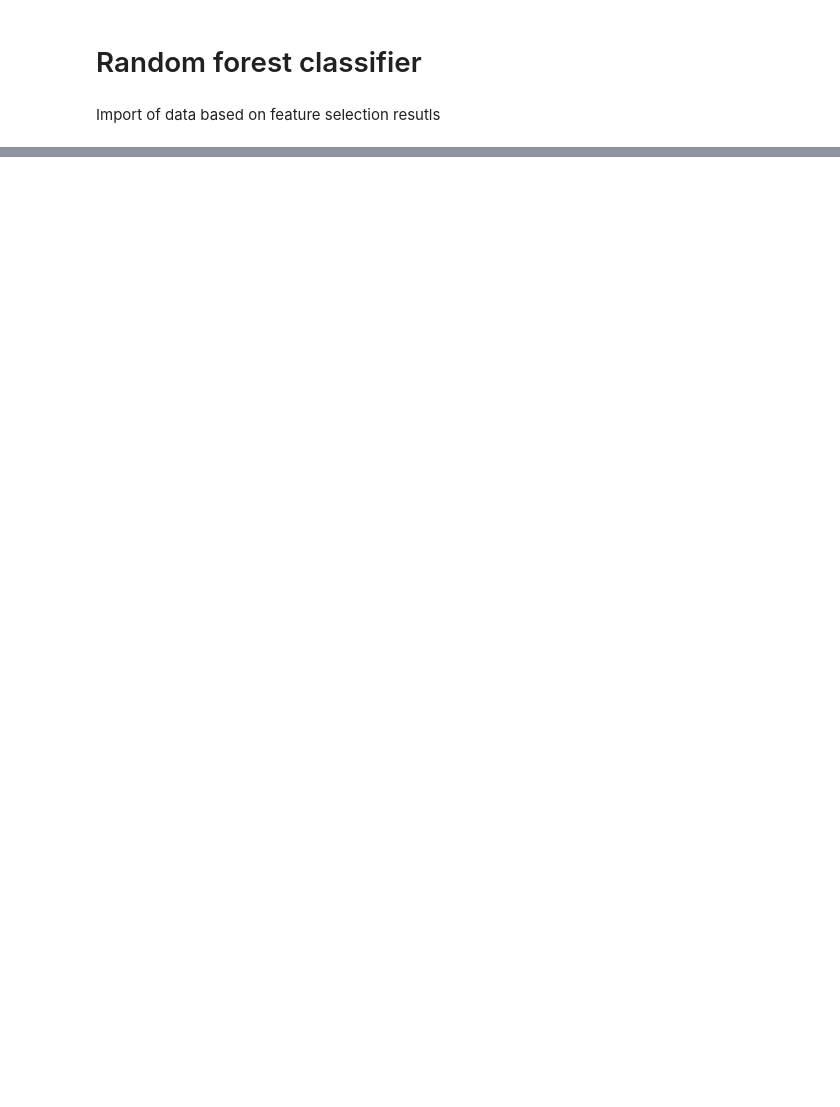
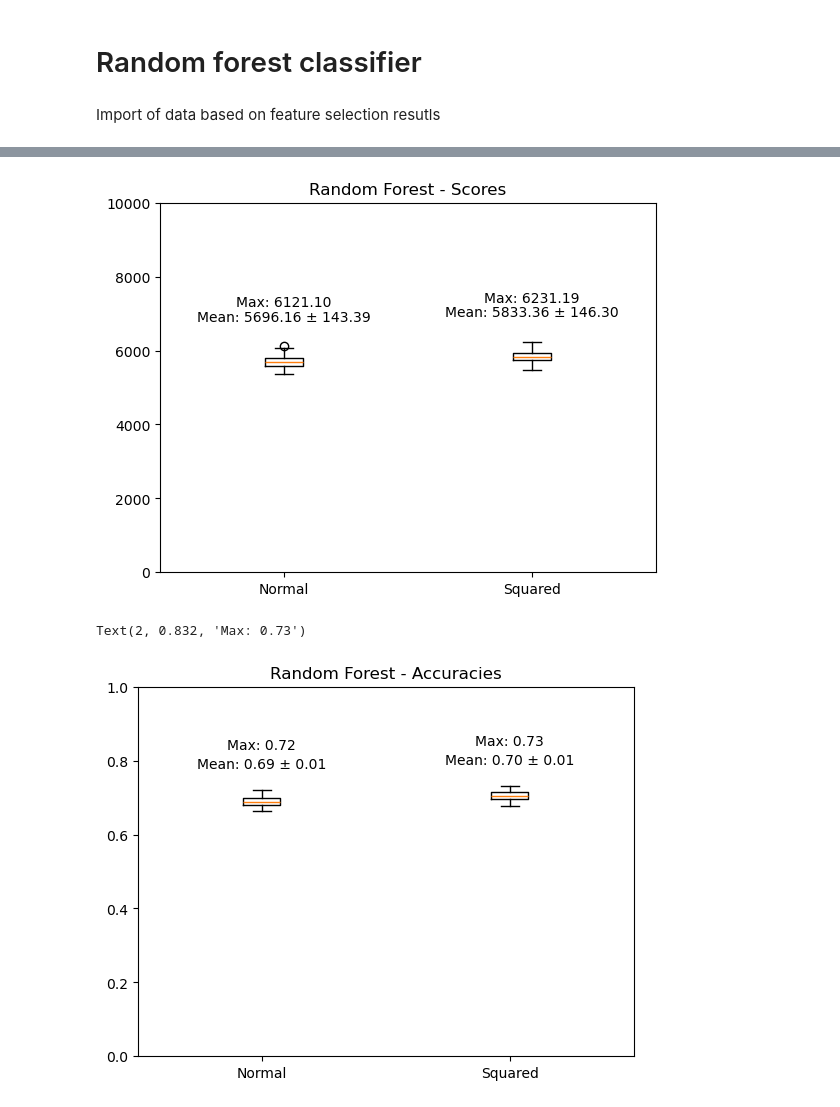
Before and after one commit to KarinaTiurina/aml_projects, a Jupyter notebook: Project2/models/RandomForestClassifier.ipynb, the cells around one changed output, grey strips where cells are left out. Cells and saved outputs as stored; diff of their text form; code cells hidden in the pictures; blank space fills up the shorter version.

Commit message:
Update most imporant models

```diff
--- a/Project2/models/RandomForestClassifier.ipynb
+++ b/Project2/models/RandomForestClassifier.ipynb
@@ -92,0 +81,15 @@ add_value_labels(axs[1], rects2)
+# %%
+from aml_projects.Project2.models.utils import run_experiment, generate_feature_interactions_quadratic
+
+squared_results = run_experiment(
+    'forest_results/',
+    'squared',
+    apply_optimized_forest,
+    X,
+    y,
+    selected_features,
+    generate_feature_interactions=generate_feature_interactions_quadratic,
+    iterations=100
+)
+
+squared_results
@@ -92,0 +114,33 @@ add_value_labels(axs[1], rects2)
+# %%
+# Boxplot of the results
+
+scores_normal, scores_squared = list(map(lambda x: x.score, normal_results)), list(map(lambda x: x.score, squared_results))
+accuracies_normal, accuracies_squared = list(map(lambda x: x.accuracy, normal_results)), list(map(lambda x: x.accuracy, squared_results))
+
+plt.boxplot([scores_normal, scores_squared])
+plt.xticks([1, 2], ['Normal', 'Squared'])
+plt.ylim(0, 10000)
+plt.title('Random Forest - Scores')
+
+# Mean and max scores on plot
+plt.text(1, np.max(scores_normal) + 600, f'Mean: {np.mean(scores_normal):.2f} ± {np.std(scores_normal):.2f}', ha='center', va='bottom')
+plt.text(2, np.max(scores_squared) + 600, f'Mean: {np.mean(scores_squared):.2f} ± {np.std(scores_squared):.2f}', ha='center', va='bottom')
+plt.text(1, np.max(scores_normal) + 1000, f'Max: {np.max(scores_normal):.2f}', ha='center', va='bottom')
+plt.text(2, np.max(scores_squared) + 1000, f'Max: {np.max(scores_squared):.2f}', ha='center', va='bottom')
+plt.show()
+
+
+plt.boxplot([accuracies_normal, accuracies_squared])
+plt.xticks([1, 2], ['Normal', 'Squared'])
+plt.ylim(0, 1)
+plt.title('Random Forest - Accuracies')
+
+# Mean and max scores on plot
+plt.text(1, np.max(accuracies_normal) + 0.05, f'Mean: {np.mean(accuracies_normal):.2f} ± {np.std(accuracies_normal):.2f}', ha='center', va='bottom')
+plt.text(2, np.max(accuracies_squared) + 0.05, f'Mean: {np.mean(accuracies_squared):.2f} ± {np.std(accuracies_squared):.2f}', ha='center', va='bottom')
+plt.text(1, np.max(accuracies_normal) + 0.1, f'Max: {np.max(accuracies_normal):.2f}', ha='center', va='bottom')
+plt.text(2, np.max(accuracies_squared) + 0.1, f'Max: {np.max(accuracies_squared):.2f}', ha='center', va='bottom')
+# %% [output]
+[figure, added]
+Text(2, 0.832, 'Max: 0.73')
+[figure, added]
```
Also changed, not shown: parts of 7 cells of this notebook, 22 other files.
